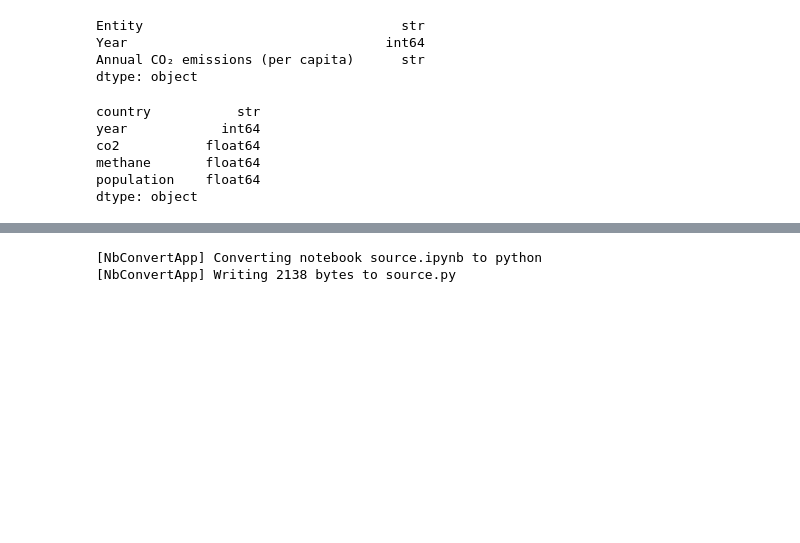
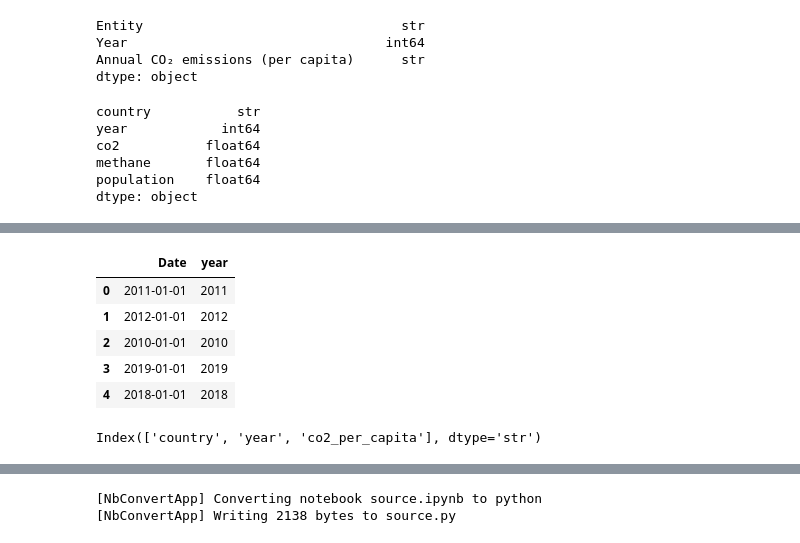
Before and after one commit to IT4063C-Spring26/final-project-proddasr, a Jupyter notebook: source.ipynb, the cells around one changed output, grey strips where cells are left out. Drawn from its saved outputs; the diff is of its cells as text; code cells hidden in the pictures; blank space fills up the shorter version.

```diff
--- a/source.ipynb
+++ b/source.ipynb
@@ -594,0 +619,7 @@ dtype: object
+# %%
+# Rename the carbon_emissions_df DataFrame columns to standardize the data sets.
+Carbon_emissions_df = Carbon_emissions_df.rename(columns={
+    'Country': 'country',
+    'Kilotons of Co2': 'co2',
+    'Metric Tons Per Capita': 'co2_per_capita'
+})
@@ -594,0 +646,18 @@ dtype: object
+# %%
+# Add a new column year to the carbon_emissions_df DataFrame by extracting the year
+# from the Date column. This will be used to join to the other data frames.
+
+#Convert the Date column to date format.
+Carbon_emissions_df['Date'] = pd.to_datetime(Carbon_emissions_df['Date'], errors='coerce')
+
+#Extract the year from the Date column.
+Carbon_emissions_df['year'] = Carbon_emissions_df['Date'].dt.year
+
+Carbon_emissions_df[['Date', 'year']].head()
+# %% [output]
+|  | Date | year |
+| 0 | 2011-01-01 | 2011 |
+| 1 | 2012-01-01 | 2012 |
+| 2 | 2010-01-01 | 2010 |
+| 3 | 2019-01-01 | 2019 |
+| 4 | 2018-01-01 | 2018 |
@@ -594,0 +670,4 @@ dtype: object
+# %%
+print(Carbon_emissions_per_capita_df.columns)
+# %% [output]
+Index(['country', 'year', 'co2_per_capita'], dtype='str')
```
Also changed, not shown: parts of 15 cells of this notebook.
